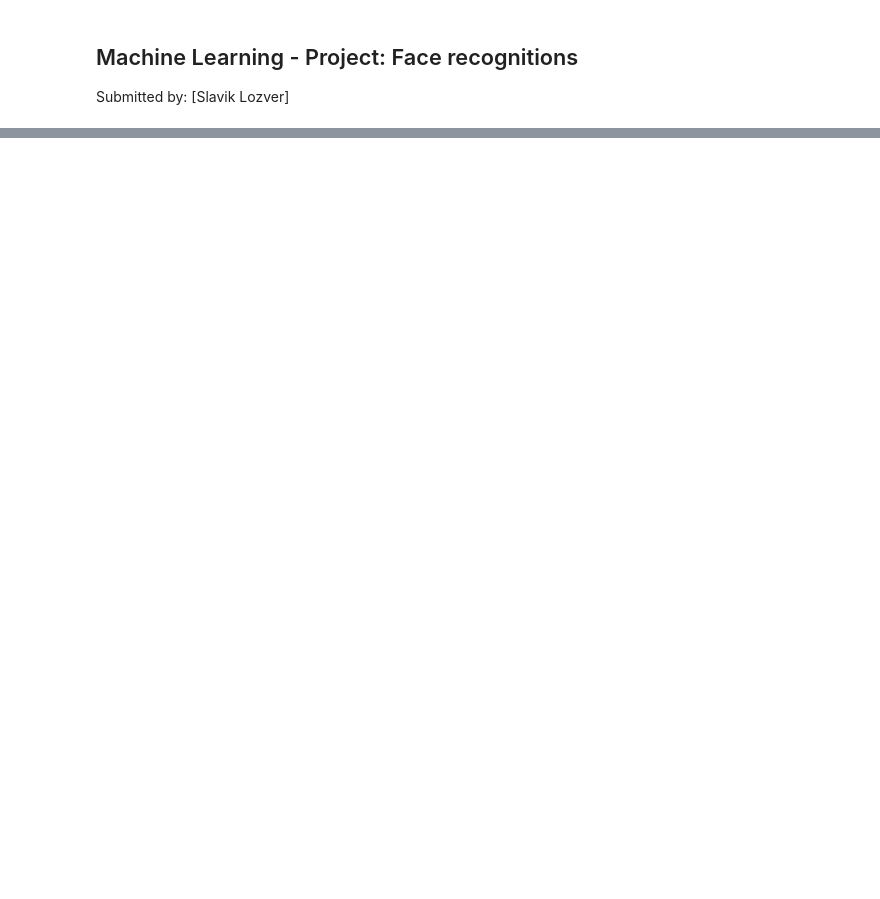
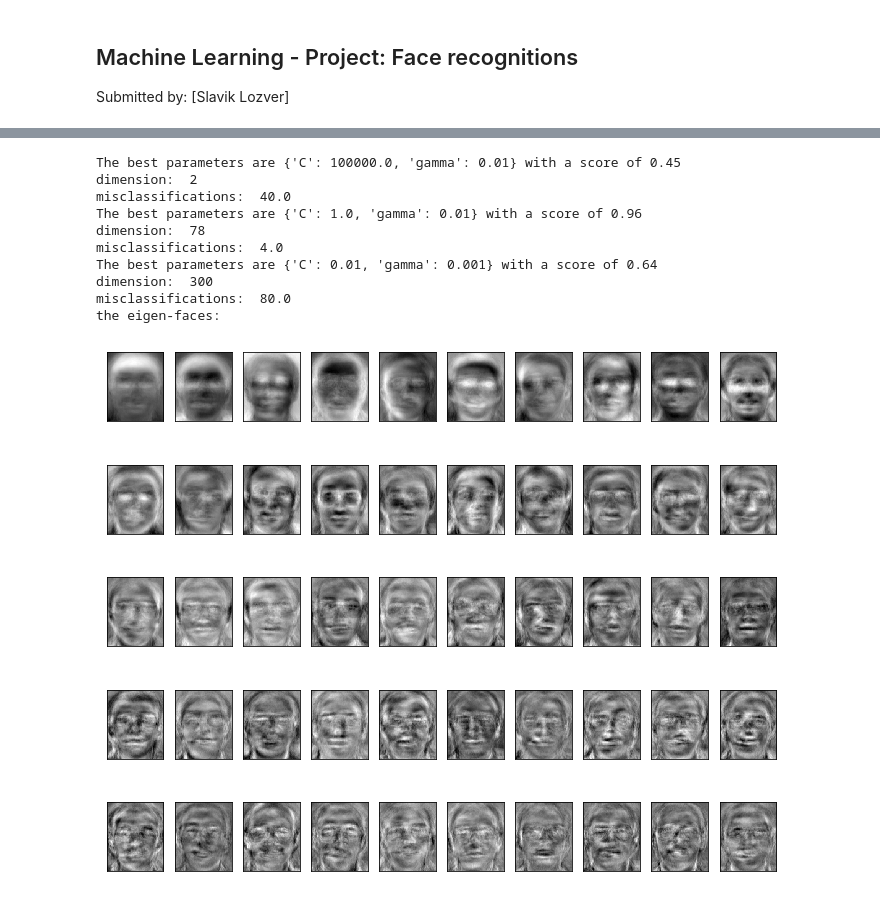
Before and after one commit to Slavik7/Face-Recognition, a Jupyter notebook: Face_Recognition_project.ipynb, the cells around one changed output, grey strips where cells are left out. Saved outputs shown, nothing was run; the diff lists cells and outputs as text; code cells hidden in the pictures; blank space fills up the shorter version.

```diff
--- a/Face_Recognition_project.ipynb
+++ b/Face_Recognition_project.ipynb
@@ -77,0 +150,26 @@ min_d =find_best_dimension(X,y)
+# %%
+#print the eigenfaces
+
+mis_count_svm(X,y,min_d) # counting the misclassification of each dimension
+y_pred, y_tst, X_tst,eigenfaces = face_rec_svm(X,y,min_d, best_C, best_gamma)
+h=112
+w=92
+plt.figure(figsize=(12,10))
+print("the eigen-faces: ")
+for i in range(50):  # ploting the 50 first eigen faces
+        plt.subplot(5, 10, i + 1)
+        plt.imshow(eigenfaces[i].reshape((h, w)), cmap=plt.cm.gray)
+        plt.xticks(())
+        plt.yticks(())
+# %% [output]
+The best parameters are {'C': 100000.0, 'gamma': 0.01} with a score of 0.45
+dimension:  2
+misclassifications:  40.0
+The best parameters are {'C': 1.0, 'gamma': 0.01} with a score of 0.96
+dimension:  78
+misclassifications:  4.0
+The best parameters are {'C': 0.01, 'gamma': 0.001} with a score of 0.64
+dimension:  300
+misclassifications:  80.0
+the eigen-faces:
+[figure, added]
```
Also changed, not shown: parts of 13 cells of this notebook.
